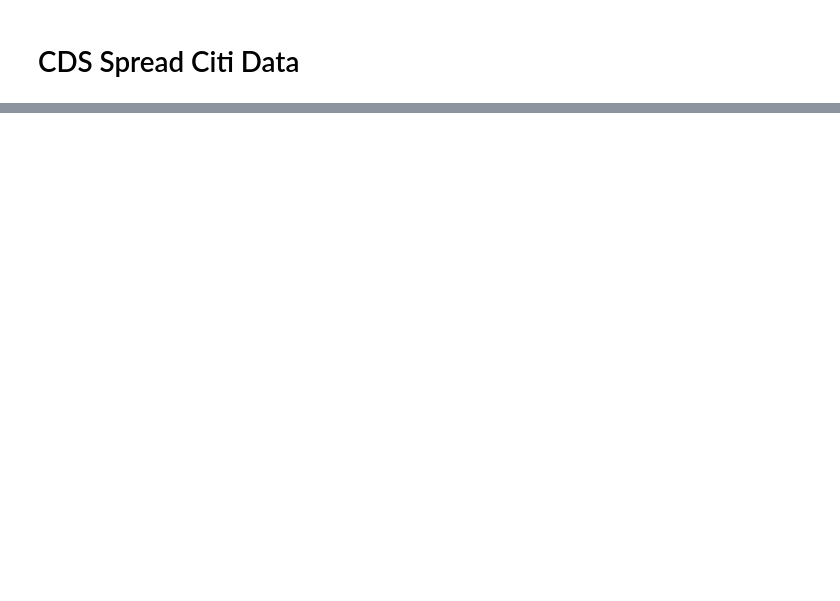
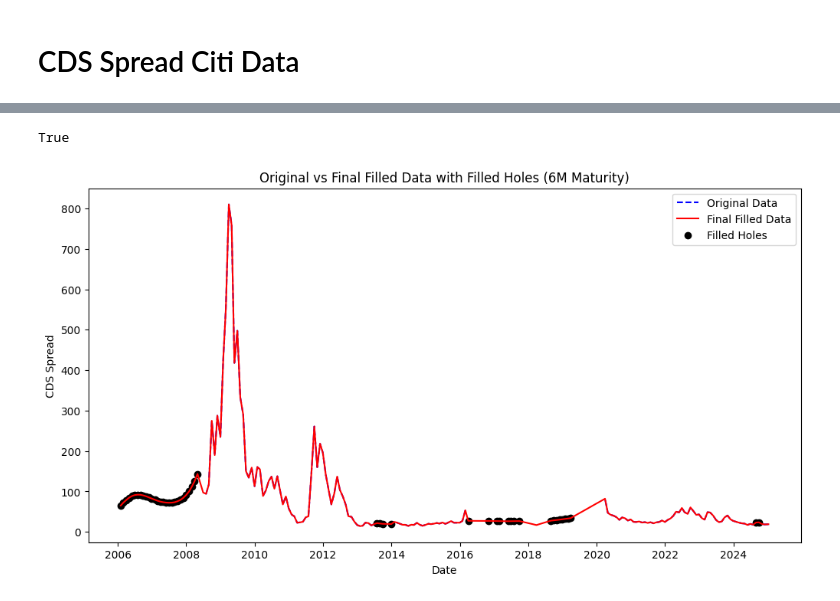
Before and after one commit to karandeeps18/Multivariate-Singular-Spectrum-Analysis, a Jupyter notebook: datavisualization.ipynb, the cells around one changed output, grey strips where cells are left out. Cells and saved outputs as stored; diff of their text form; code cells hidden in the pictures; blank space fills up the shorter version.

```diff
--- a/datavisualization.ipynb
+++ b/datavisualization.ipynb
@@ -124,0 +183,4 @@ First 5 rows of the reconstructed MSSA Matrix:
+# %%
+df_final = df.copy()
+for col in df_final.columns:
+    df_final[col].fillna(df_reconstructed[col], inplace=True)
@@ -124,0 +194,17 @@ First 5 rows of the reconstructed MSSA Matrix:
+# %%
+print(df.index.equals(df_final.index))  # Should return True
+# %% [output]
+True
+# %%
+plt.figure(figsize=(12, 6))
+plt.plot(df.index, df['6M'], label='Original Data', color='blue', linestyle='--')
+plt.plot(df_final.index, df_final['6M'], label='Final Filled Data', color='red')
+missing_indices = df[df['6M'].isnull()].index
+plt.scatter(missing_indices, df_final.loc[missing_indices, '6M'], color='black', label='Filled Holes', marker='o')
+plt.title('Original vs Final Filled Data with Filled Holes (6M Maturity)')
+plt.xlabel('Date')
+plt.ylabel('CDS Spread')
+plt.legend()
+plt.show()
+# %% [output]
+[figure, added]
```
Also changed, not shown: parts of 31 cells of this notebook, 1 other file.
